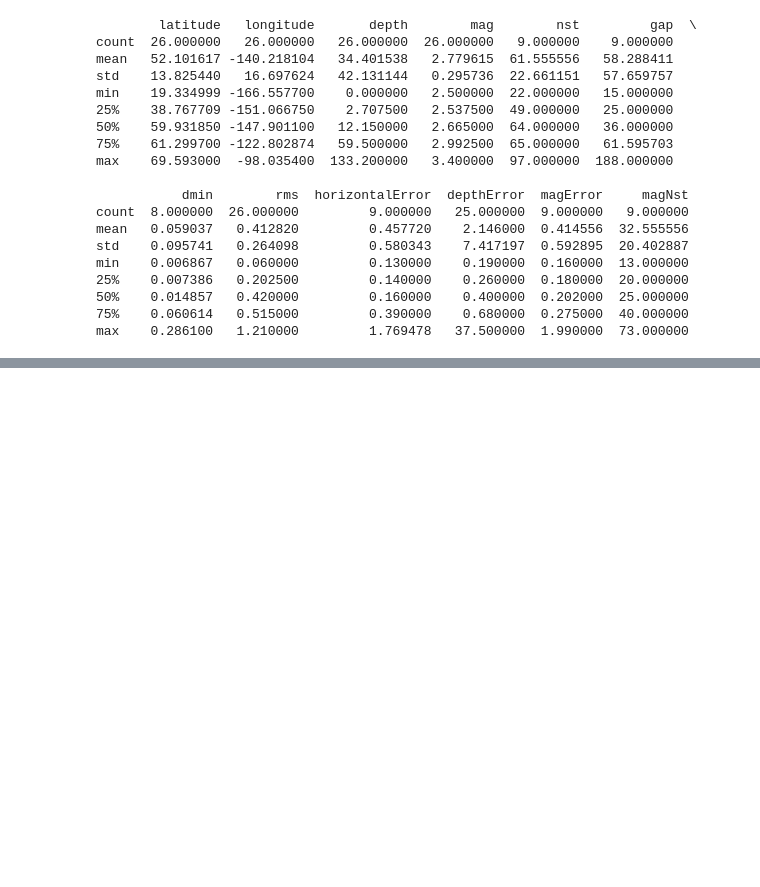
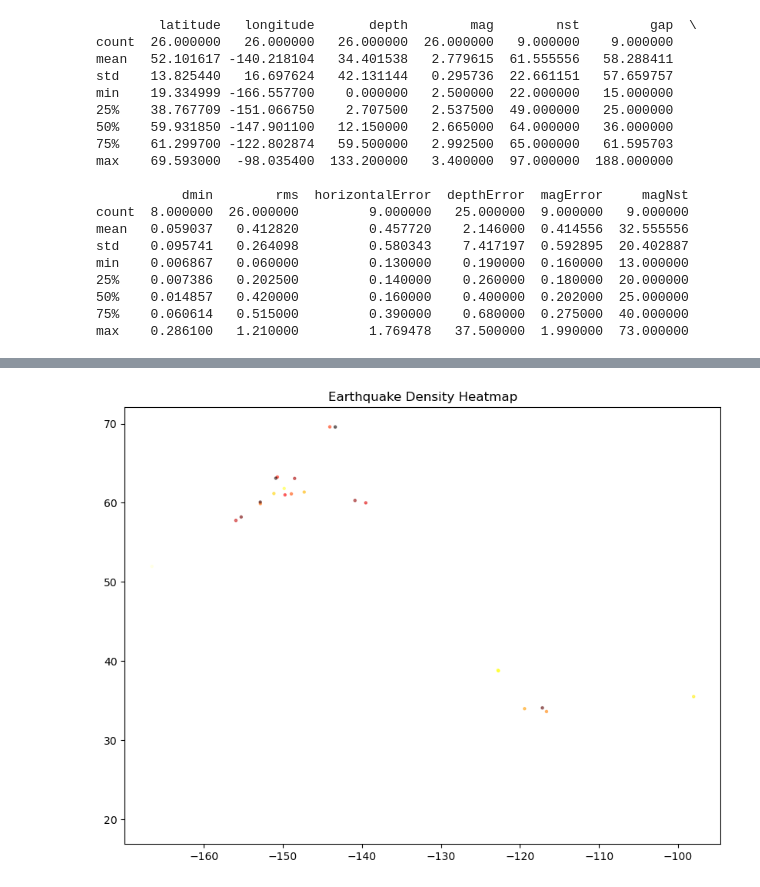
Before and after one commit to Pegrume88/Introduction-to-Python-Scripting-for-Geospatial, a Jupyter notebook: Analyzing-Earthquake-Data.ipynb, the cells around one changed output, grey strips where cells are left out. Cells and saved outputs as stored; diff of their text form; code cells hidden in the pictures; blank space fills up the shorter version.

```diff
--- a/Analyzing-Earthquake-Data.ipynb
+++ b/Analyzing-Earthquake-Data.ipynb
@@ -85,0 +146,8 @@ max    0.286100   1.210000         1.769478   37.500000  1.990000  73.000000
+# %%
+# Create a heatmap based on earthquake density
+fig, ax = plt.subplots(figsize=(10, 8))
+gdf.plot(ax=ax, markersize=5, alpha=0.5, cmap='hot_r', scheme='quantiles', legend=True, column=None)
+ax.set_title('Earthquake Density Heatmap')
+plt.show()
+# %% [output]
+[figure, added]
```
Also changed, not shown: parts of 4 cells of this notebook.
